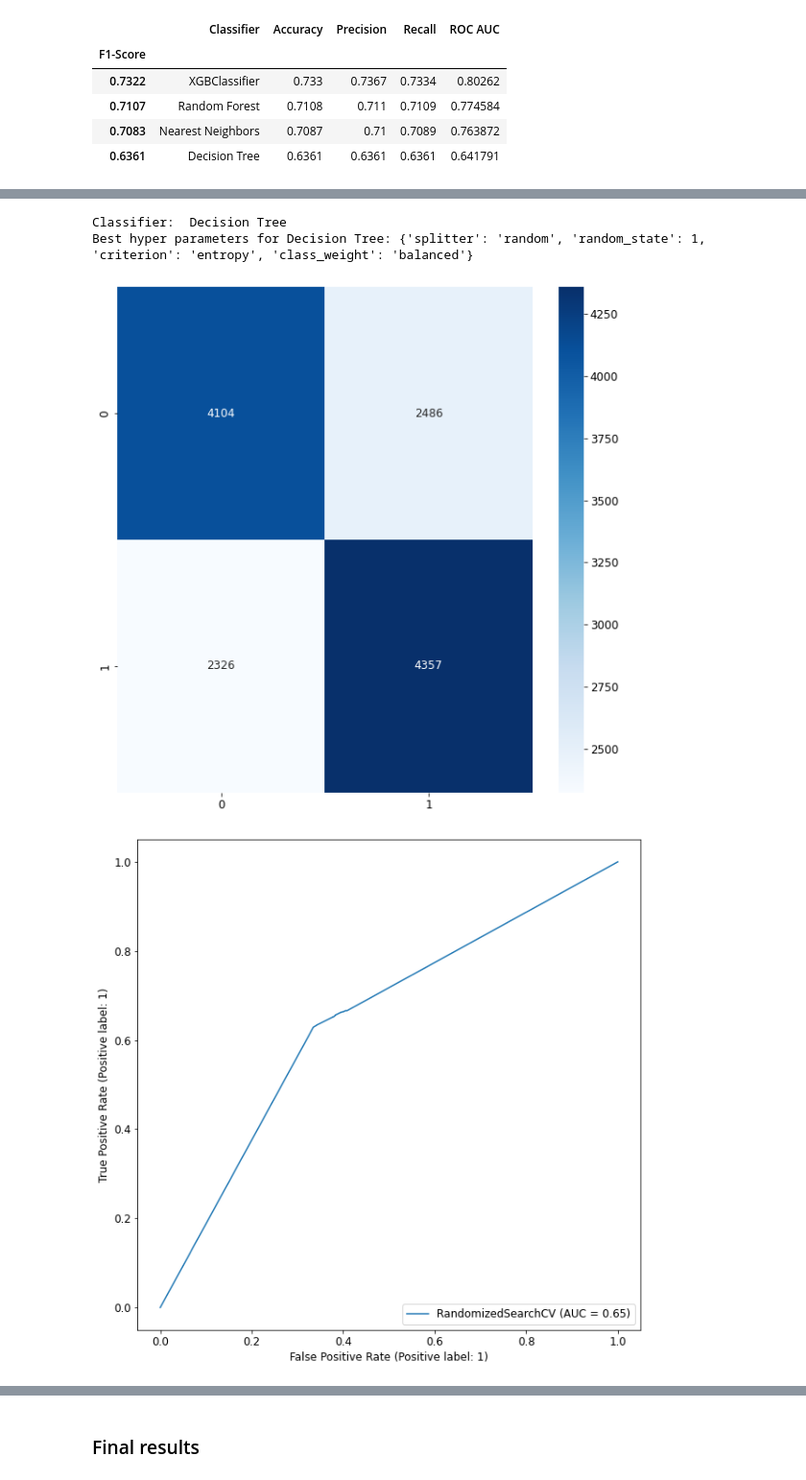
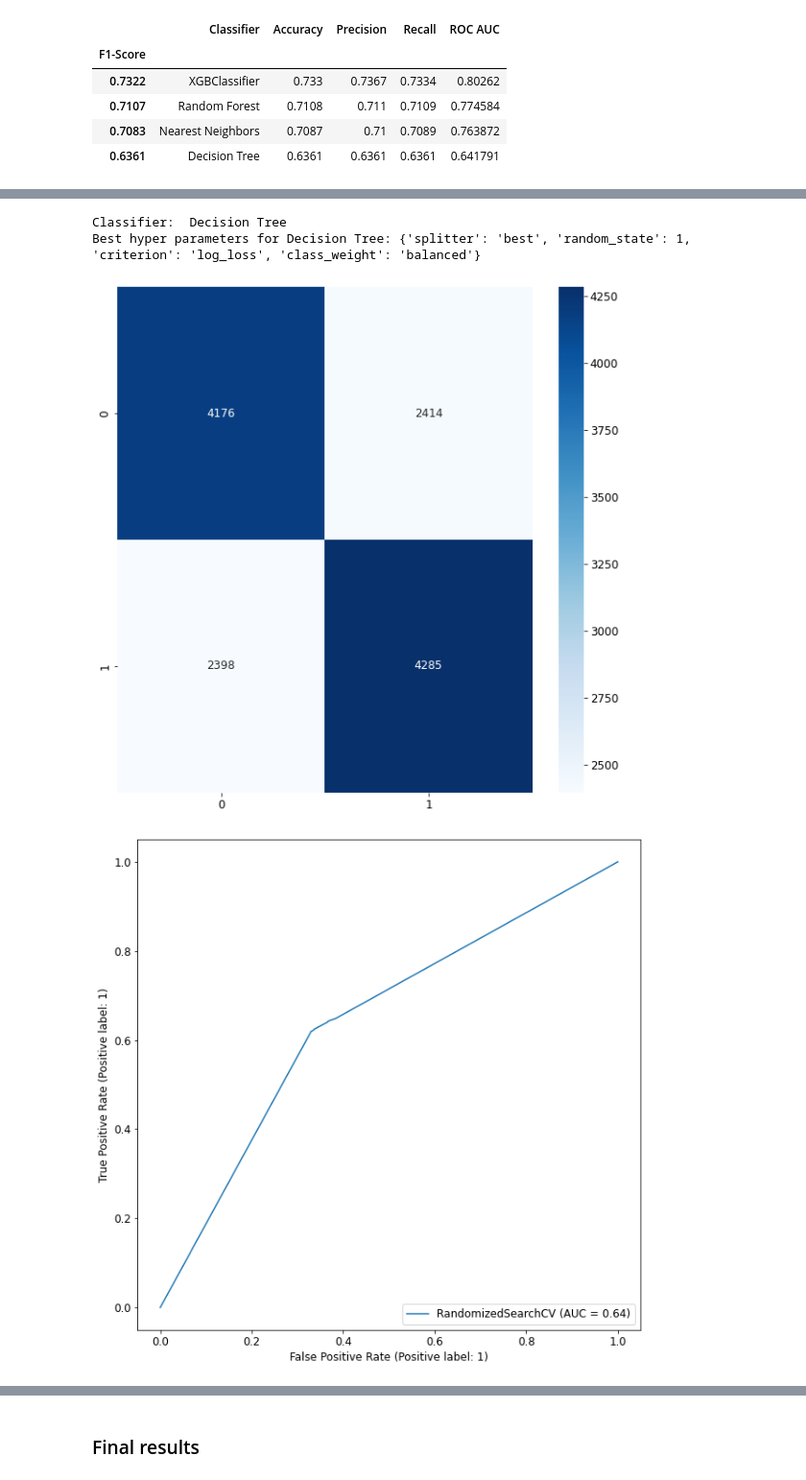
Before and after one commit to Giovo17/cardio-disease-analysis, a Jupyter notebook: cardio_disease_analysis.ipynb, the cells around one changed output, grey strips where cells are left out. Shown at 96% size. Saved outputs shown, nothing was run; the diff lists cells and outputs as text; code cells hidden in the pictures.

```diff
--- a/cardio_disease_analysis.ipynb
+++ b/cardio_disease_analysis.ipynb
@@ -32,3 +32,6 @@ df = pd.read_csv("cardio_train.csv", sep=";", index_col="id")
+# %%
+data_source = "https://raw.githubusercontent.com/Giovo17/cardio-disease-analysis/main/cardio_train.csv"
+df = pd.read_csv(data_source, sep=";", index_col="id")
 # %%
 df.head()
 # %% [output]
@@ -793,11 +796,11 @@ Best hyper parameters for Nearest Neighbors: {'weights': 'uniform', 'p': 1, 'n_n
 # %%
-X_train, X_test, y_train, y_test = tt_split(df_cleaned[["age", "gender", "height", "weight", "BMI", "ap_hi", "ap_lo", "cholesterol_1", "cholesterol_2", "cholesterol_3", "gluc_1", "gluc_2", "gluc_3", "cardio"]])
+X_train, X_test, y_train, y_test = tt_split(df_cleaned[["age", "gender", "height", "weight", "BMI", "ap_hi", "ap_lo", "cholesterol_1", "cholesterol_2", "cholesterol_3", "gluc_1", "gluc_2", "gluc_3", "active", "cardio"]])
 
-result_matrixes["Cleaned dataset without subjective features"] = classification(classifiers, X_train, y_train, X_test, y_test, n_iter=5)
-display(result_matrixes["Cleaned dataset without subjective features"])
+result_matrixes["Cleaned dataset without smoke and alcool features"] = classification(classifiers, X_train, y_train, X_test, y_test, n_iter=5)
+display(result_matrixes["Cleaned dataset without smoke and alcool features"])
 # %% [output]
 Classifier:  Decision Tree
-Best hyper parameters for Decision Tree: {'splitter': 'random', 'random_state': 1, 'criterion': 'entropy', 'class_weight': 'balanced'}
+Best hyper parameters for Decision Tree: {'splitter': 'best', 'random_state': 1, 'criterion': 'log_loss', 'class_weight': 'balanced'}
-[figure, old version]
+[figure, new version]
 [figure]
 Classifier:  Random Forest
```
Also changed, not shown: parts of 6 cells of this notebook.
